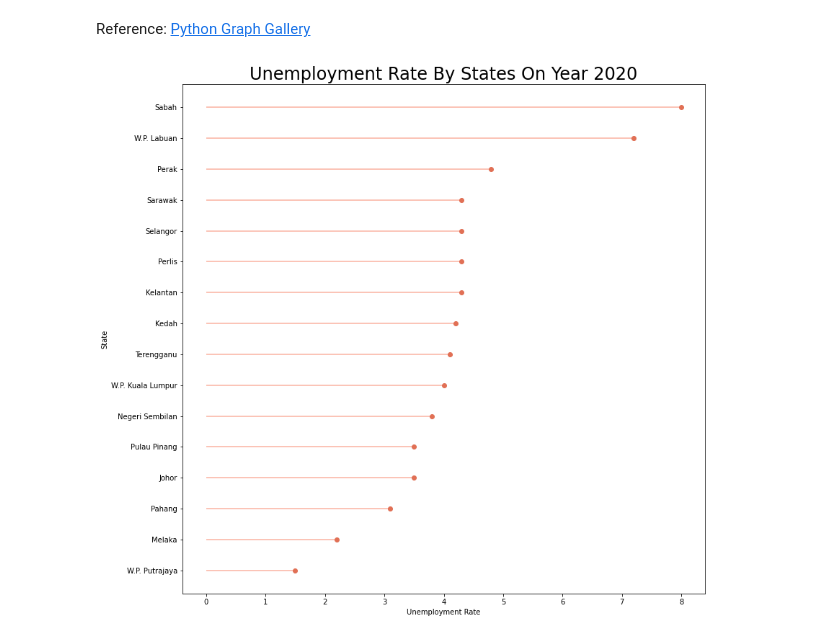
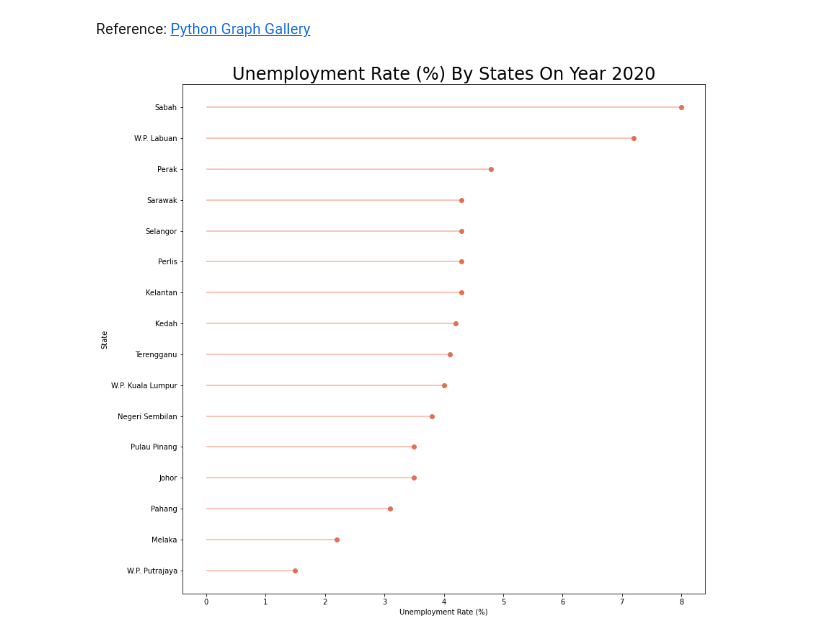
Before and after one commit to yongkokkhuen/pds-aa-2, a Jupyter notebook: notebooks/04-horizontal-lollipop-plot.ipynb, the cells around one changed output. Saved outputs shown, nothing was run; the diff lists cells and outputs as text; code cells hidden in the pictures.

Commit message:
Update plot title

```diff
--- a/notebooks/04-horizontal-lollipop-plot.ipynb
+++ b/notebooks/04-horizontal-lollipop-plot.ipynb
@@ -81,25 +81,25 @@ Reference: [Python Graph Gallery](https://www.python-graph-gallery.com/182-verti
 # %%
 plt.figure(figsize=(13, 13))
 
 plt.hlines(
     y=range(0,len(df_ordered.index)),
     xmin=0,
     xmax=df_ordered["Unemployment Rate"],
     color='#fab1a0'
 )
 plt.plot(
     df_ordered["Unemployment Rate"],
     range(0,len(df_ordered.index)),
     "o",
     color="#e17055"
 )
 
 plt.yticks(range(0,len(df_ordered.index)), df_ordered["State"])
-plt.title("Unemployment Rate By States On Year 2020", size=24)
-plt.xlabel('Unemployment Rate')
+plt.title("Unemployment Rate (%) By States On Year 2020", size=24)
+plt.xlabel('Unemployment Rate (%)')
 plt.ylabel('State')
 
 plt.savefig("../visualizations/unemployment-lollipop.png")
 plt.show()
 # %% [output]
-[figure, old version]
+[figure, new version]
```
Also changed, not shown: 3 other files.
